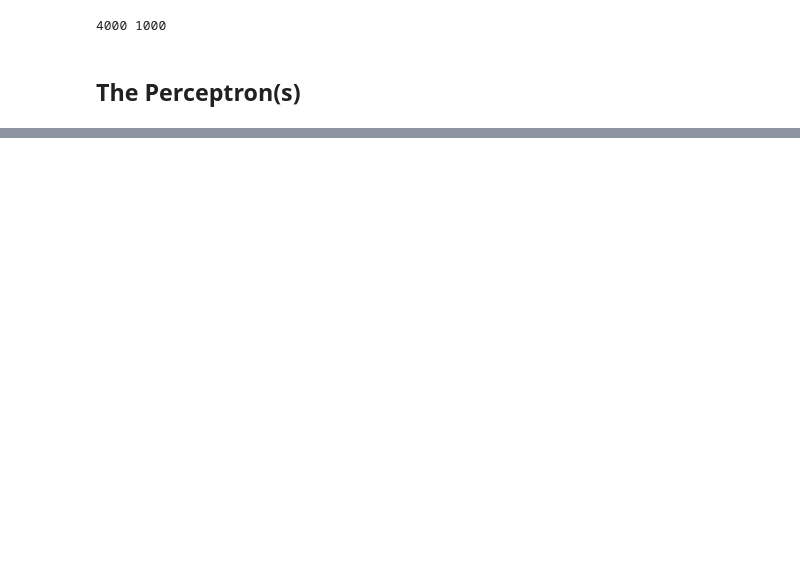
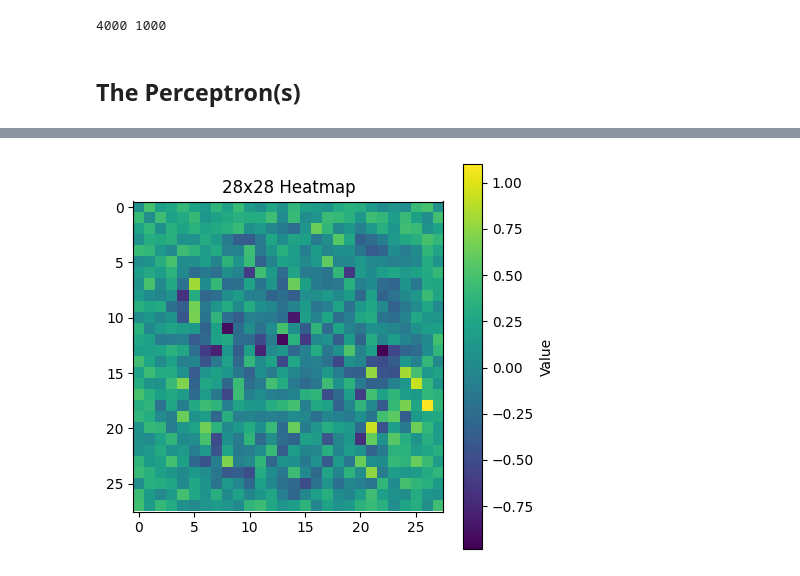
Before and after one commit to Rai1975/Intelligent_Systems, a Jupyter notebook: HW3/perceptron_part2.ipynb, the cells around one changed output, grey strips where cells are left out. Cells and saved outputs as stored; diff of their text form; code cells hidden in the pictures; blank space fills up the shorter version.

```diff
--- a/HW3/perceptron_part2.ipynb
+++ b/HW3/perceptron_part2.ipynb
@@ -274,11 +280,13 @@ training_data_copy = []
 
 # Perceptron 1 (w0)
 training_data_copy = [
-    (1 if label == 1 else 0, features.copy())
+    (1 if label == 2 else 0, features.copy())
     for label, features in combined_train_data
 ]
 
 testing_data_copy = [
-    (1 if label == 1 else 0, features.copy())
+    (1 if label == 2 else 0, features.copy())
     for label, features in combined_test_data
 ]
+# %%
+w2_trained = train_perceptron(training_data_copy, w2, print_flag=True)
@@ -284,0 +320,10 @@ testing_data_copy = [
+# %%
+w_matrix = w2_trained[1:].reshape(28, 28).T
+
+plt.figure(figsize=(5, 5))
+plt.imshow(w_matrix, cmap='viridis', interpolation='nearest')
+plt.colorbar(label='Value')
+plt.title('28x28 Heatmap')
+plt.show()
+# %% [output]
+[figure, added]
```
Also changed, not shown: parts of 8 cells of this notebook.
